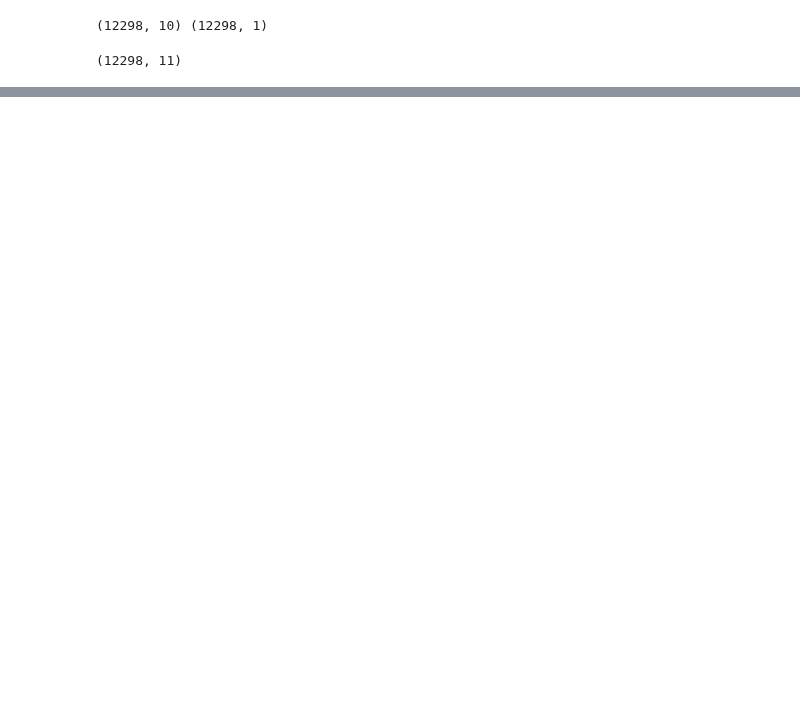
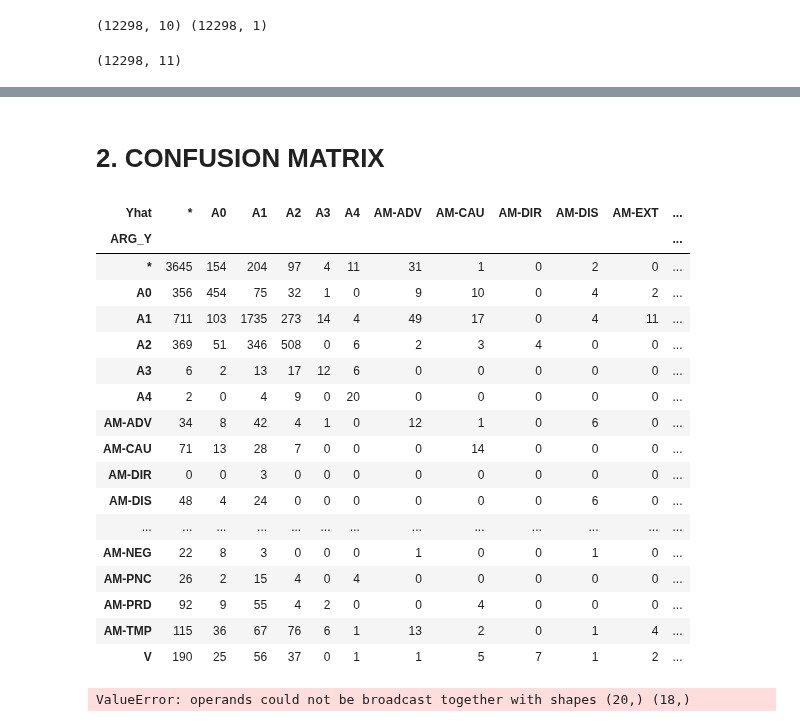
Before and after one commit to guilhermevarela/deep_srlbr, a Jupyter notebook: notebooks/evaluation-metrics.ipynb, the cells around one changed output, grey strips where cells are left out. Cells and saved outputs as stored; diff of their text form; code cells hidden in the pictures; blank space fills up the shorter version.

```diff
--- a/notebooks/evaluation-metrics.ipynb
+++ b/notebooks/evaluation-metrics.ipynb
@@ -45,0 +60,29 @@ df.head()
+# %% [markdown]
+ # 2. CONFUSION MATRIX
+# %%
+df1= df[['ARG_Y','Yhat']]
+table= pd.pivot_table(df1, index='ARG_Y', columns='Yhat', aggfunc=len, fill_value=0)
+table
+# %% [output]
+| Yhat | * | A0 | A1 | A2 | A3 | A4 | AM-ADV | AM-CAU | AM-DIR | AM-DIS | AM-EXT | ... |
+| ARG_Y |  |  |  |  |  |  |  |  |  |  |  | ... |
+| * | 3645 | 154 | 204 | 97 | 4 | 11 | 31 | 1 | 0 | 2 | 0 | ... |
+| A0 | 356 | 454 | 75 | 32 | 1 | 0 | 9 | 10 | 0 | 4 | 2 | ... |
+| A1 | 711 | 103 | 1735 | 273 | 14 | 4 | 49 | 17 | 0 | 4 | 11 | ... |
+| A2 | 369 | 51 | 346 | 508 | 0 | 6 | 2 | 3 | 4 | 0 | 0 | ... |
+| A3 | 6 | 2 | 13 | 17 | 12 | 6 | 0 | 0 | 0 | 0 | 0 | ... |
+| A4 | 2 | 0 | 4 | 9 | 0 | 20 | 0 | 0 | 0 | 0 | 0 | ... |
+| AM-ADV | 34 | 8 | 42 | 4 | 1 | 0 | 12 | 1 | 0 | 6 | 0 | ... |
+| AM-CAU | 71 | 13 | 28 | 7 | 0 | 0 | 0 | 14 | 0 | 0 | 0 | ... |
+| AM-DIR | 0 | 0 | 3 | 0 | 0 | 0 | 0 | 0 | 0 | 0 | 0 | ... |
+| AM-DIS | 48 | 4 | 24 | 0 | 0 | 0 | 0 | 0 | 0 | 6 | 0 | ... |
+| ... | ... | ... | ... | ... | ... | ... | ... | ... | ... | ... | ... | ... |
+| AM-NEG | 22 | 8 | 3 | 0 | 0 | 0 | 1 | 0 | 0 | 1 | 0 | ... |
+| AM-PNC | 26 | 2 | 15 | 4 | 0 | 4 | 0 | 0 | 0 | 0 | 0 | ... |
+| AM-PRD | 92 | 9 | 55 | 4 | 2 | 0 | 0 | 4 | 0 | 0 | 0 | ... |
+| AM-TMP | 115 | 36 | 67 | 76 | 6 | 1 | 13 | 2 | 0 | 1 | 4 | ... |
+| V | 190 | 25 | 56 | 37 | 0 | 1 | 1 | 5 | 7 | 1 | 2 | ... |
+# %%
+print(table.columns + table.index)
+# %% [output]
+ValueError: operands could not be broadcast together with shapes (20,) (18,)
```
Also changed, not shown: parts of 13 cells of this notebook, 28 other files.
